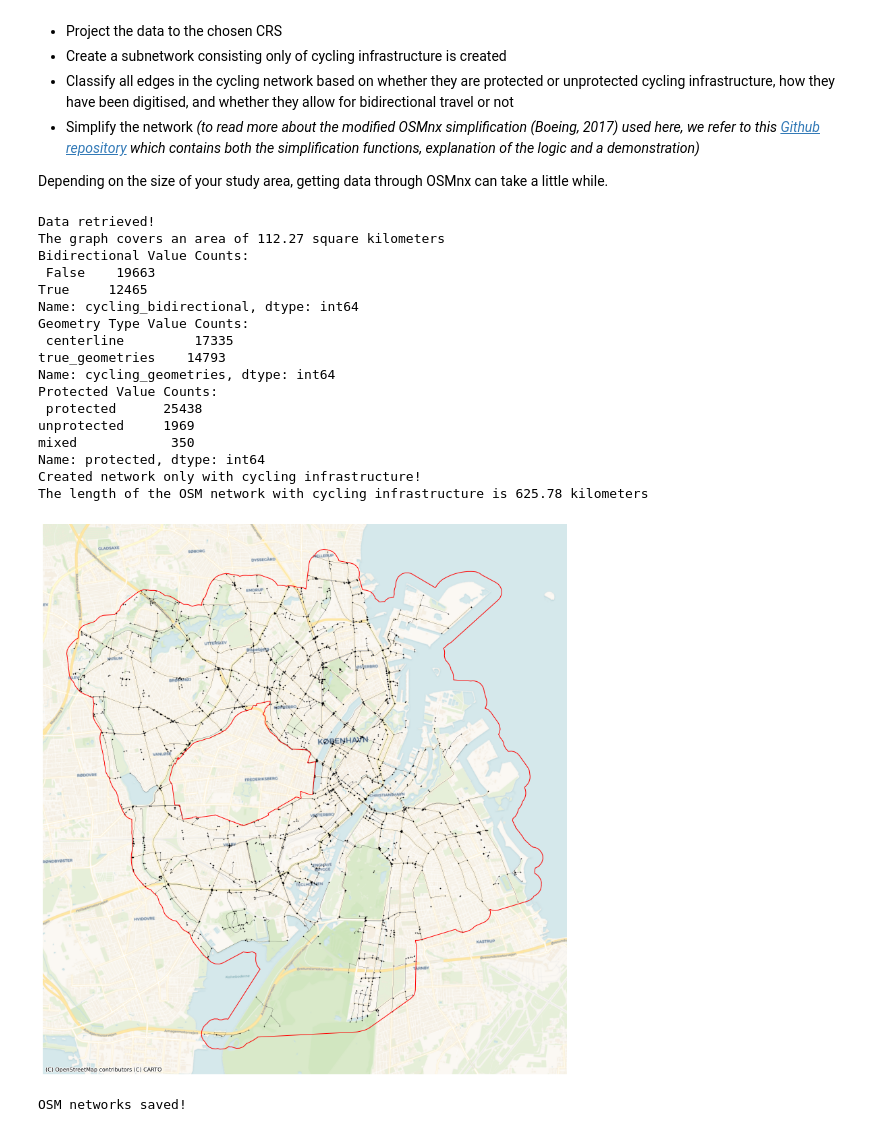
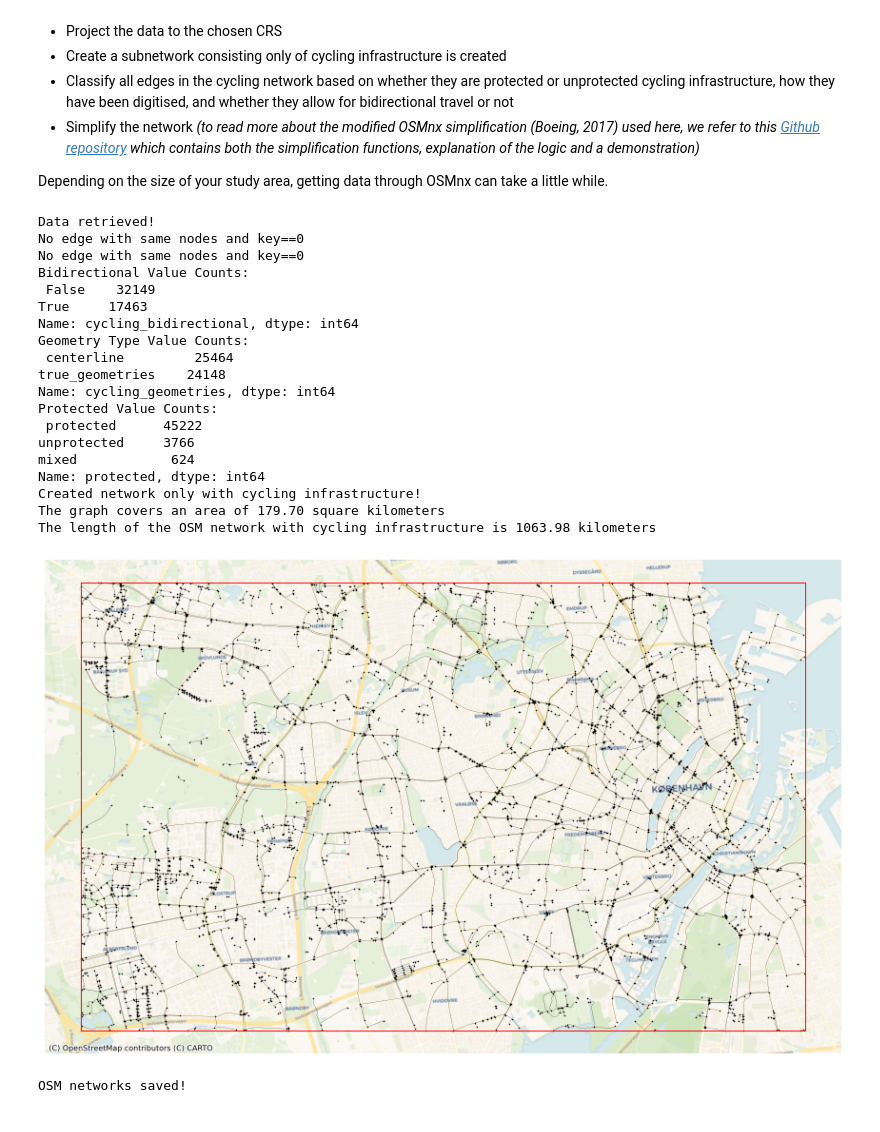
Before and after one commit to anerv/cycling_data_quality, a Jupyter notebook: scripts/01_load_data.ipynb, the cells around one changed output. Cells and saved outputs as stored; diff of their text form; code cells hidden in the pictures.

Commit message:
debugging

```diff
--- a/scripts/01_load_data.ipynb
+++ b/scripts/01_load_data.ipynb
@@ -114,7 +114,6 @@ In this step we:
 
 Depending on the size of your study area, getting data through OSMnx can take a little while.
 # %%
-# TODO: Use other method for getting graph based on custom filter?
 
 ox.utils.config(use_cache=False,
     useful_tags_way = osm_way_tags)
@@ -136,7 +135,6 @@ osm_nodes = mf.clean_col_names(osm_nodes)
 # Add attribute on whether cycling infra exist or not (to be used by e.g. simplification function)
 osm_edges['cycling_infrastructure'] = 'no'
 
-
 for q in cycling_infrastructure_queries.values():
 
     try:
@@ -149,18 +147,13 @@ for q in cycling_infrastructure_queries.values():
 
 osm_edges.cycling_infrastructure.value_counts()
 
-# Overview of data from OSM
-graph_area = ef.get_graph_area(osm_nodes, study_area_poly, study_crs)
-print(f'The graph covers an area of {graph_area/ 1000000:.2f} square kilometers')
+cycling_edges = osm_edges.loc[osm_edges.cycling_infrastructure == 'yes'].copy()
+
+# If the new subset of edges contains edges with 1 but no corresponding edge with 0 as a key, fix this
+cycling_edges = ef.fix_key_index(cycling_edges)
 
 # Define whether cycling infrastructure is in both or one direction and whether it is one- or bidirectional
-osm_edges = ef.simplify_cycling_tags(osm_edges)
-
-# Measure the length of cycling infrastructure (!=from length of edges)
-osm_edges['infrastructure_length'] = osm_edges.apply(lambda x: ef.measure_infrastructure_length(edge = x.geometry,
-                                                        geometry_type=x.cycling_geometries, bidirectional=x.cycling_bidirectional, cycling_infrastructure=x.cycling_infrastructure), axis=1)
-
-cycling_edges = osm_edges.loc[osm_edges.cycling_infrastructure == 'yes'].copy()
+cycling_edges = ef.simplify_cycling_tags(cycling_edges)
 
 # Classify edges as protected or unprotected
 cycling_edges = ef.define_protected_unprotected(cycling_edges, osm_cycling_infrastructure_type)
@@ -175,47 +168,55 @@ cycling_graph_simplified = sf.momepy_simplify_graph(cycling_graph, attributes=['
 cycling_graph_simplified_un = ox.get_undirected(cycling_graph_simplified)
 cycling_graph_un = ox.get_undirected(cycling_graph)
 
-# Get simple network representation
-# cycling_graph_simple_true, debug_dict_simple = sf.multidigraph_to_graph(cycling_graph_simplified_un, verbose=True, debug=True)
-# cycling_graph_true, debug_dict = sf.multidigraph_to_graph(cycling_graph_un, verbose=True, debug=True)
+cycling_nodes_simplified, cycling_edges_simplified = ox.graph_to_gdfs(cycling_graph_simplified_un, nodes=True)
 
-cycling_edges_undirected = ox.graph_to_gdfs(cycling_graph_un, nodes=False)
-print(f'The length of the OSM network with cycling infrastructure is {cycling_edges_undirected.infrastructure_length.sum()/1000 :.2f} kilometers')
+# Measure the length of cycling infrastructure (!=from length of edges)
+cycling_edges_simplified['infrastructure_length'] = cycling_edges_simplified.apply(lambda x: ef.measure_infrastructure_length(edge = x.geometry,
+                                                        geometry_type=x.cycling_geometries, bidirectional=x.cycling_bidirectional, cycling_infrastructure=x.cycling_infrastructure), axis=1)
+
+# TODO: Save data to graph
+
+# Overview of data from OSM
+graph_area = ef.get_graph_area(cycling_nodes, study_area_poly, study_crs)
+print(f'The graph covers an area of {graph_area/ 1000000:.2f} square kilometers')
+
+print(f'The length of the OSM network with cycling infrastructure is {cycling_edges_simplified.infrastructure_length.sum()/1000 :.2f} kilometers')
 # %% [output]
 Data retrieved!
-The graph covers an area of 112.27 square kilometers
+No edge with same nodes and key==0
+No edge with same nodes and key==0
 Bidirectional Value Counts:
- False    19663
-True     12465
+ False    32149
+True     17463
 Name: cycling_bidirectional, dtype: int64
 Geometry Type Value Counts:
- centerline         17335
-true_geometries    14793
+ centerline         25464
+true_geometries    24148
 Name: cycling_geometries, dtype: int64
 Protected Value Counts:
- protected      25438
-unprotected     1969
-mixed            350
+ protected      45222
+unprotected     3766
+mixed            624
 Name: protected, dtype: int64
 Created network only with cycling infrastructure!
-The length of the OSM network with cycling infrastructure is 625.78 kilometers
+The graph covers an area of 179.70 square kilometers
+The length of the OSM network with cycling infrastructure is 1063.98 kilometers
 # %%
 # Plot network
-simplified_nodes, simplified_edges = ox.graph_to_gdfs(cycling_graph_simplified_un)
 fig, ax = plt.subplots(1, figsize=(15,15))
 
-simplified_edges.plot(ax=ax, color='black', linewidth=0.2)
-simplified_nodes.plot(ax=ax, color='black', markersize=0.3)
+cycling_edges_simplified.plot(ax=ax, color='black', linewidth=0.2)
+cycling_nodes_simplified.plot(ax=ax, color='black', markersize=0.3)
 
 study_area_poly.plot(ax=ax, edgecolor='red', facecolor='None', linewidth=1)
 
 cx.add_basemap(
     ax=ax,
     crs=study_area_poly.crs,
     source=cx.providers.CartoDB.Voyager
 )
 ax.set_axis_off()
 # %% [output]
-[figure, old version]
+[figure, new version]
 # %%
 # Save data
```
Also changed, not shown: parts of 2 cells of this notebook, 3 other files.
